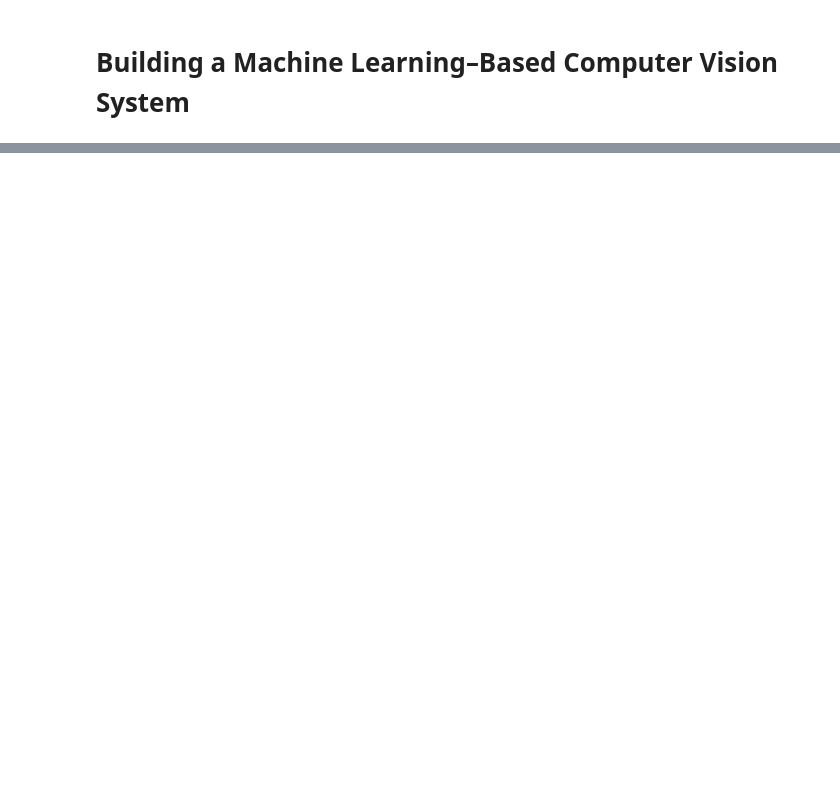
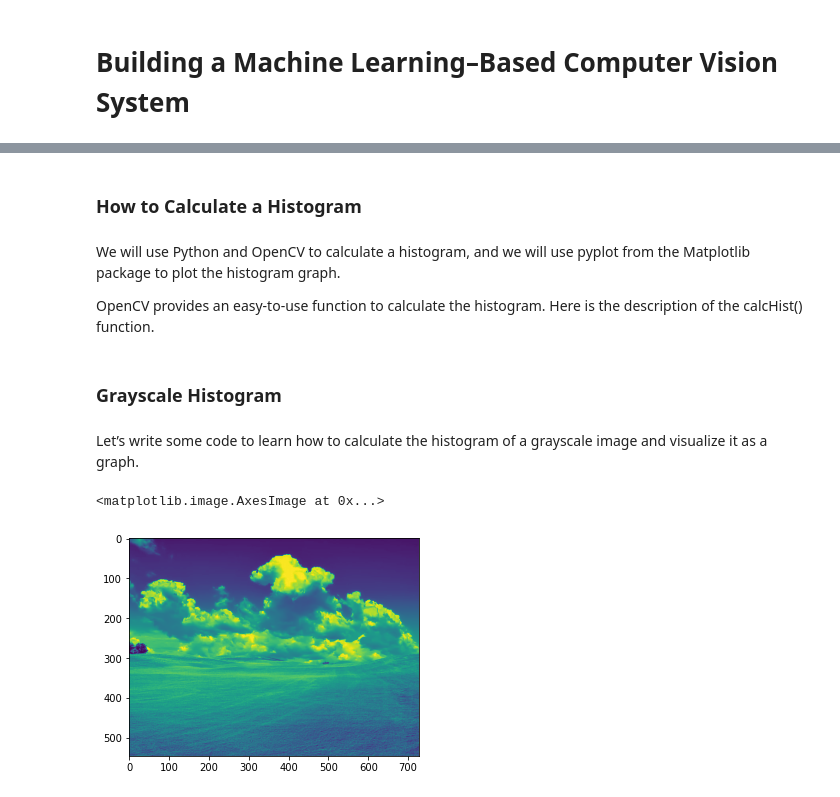
Before and after one commit to rahiakela/building-computer-vision-applications-using-artificial-neural-networks, a Jupyter notebook: 4_building_machine_learning–based_computer_vision_system.ipynb, the cells around one changed output, grey strips where cells are left out. Saved outputs shown, nothing was run; the diff lists cells and outputs as text; code cells hidden in the pictures; blank space fills up the shorter version.

```diff
--- a/4_building_machine_learning–based_computer_vision_system.ipynb
+++ b/4_building_machine_learning–based_computer_vision_system.ipynb
@@ -11,0 +46,10 @@ transformations that result in a final product. This process is known as the ima
+# %% [markdown]
+### How to Calculate a Histogram
+# %% [markdown]
+We will use Python and OpenCV to calculate a histogram, and we will use pyplot from the Matplotlib package to plot the histogram graph.
+
+OpenCV provides an easy-to-use function to calculate the histogram. Here is the description of the calcHist() function.
+# %% [markdown]
+### Grayscale Histogram
+# %% [markdown]
+Let’s write some code to learn how to calculate the histogram of a grayscale image and visualize it as a graph.
@@ -11,0 +63,8 @@ transformations that result in a final product. This process is known as the ima
+# %%
+# Read an image and convert it to grayscale
+image = cv2.imread("nature.jpg")
+image = cv2.cvtColor(image, cv2.COLOR_BGR2GRAY)
+plt.imshow(image)
+# %% [output]
+<matplotlib.image.AxesImage at 0x...>
+[figure, added]
```
Also changed, not shown: parts of 16 cells of this notebook.
